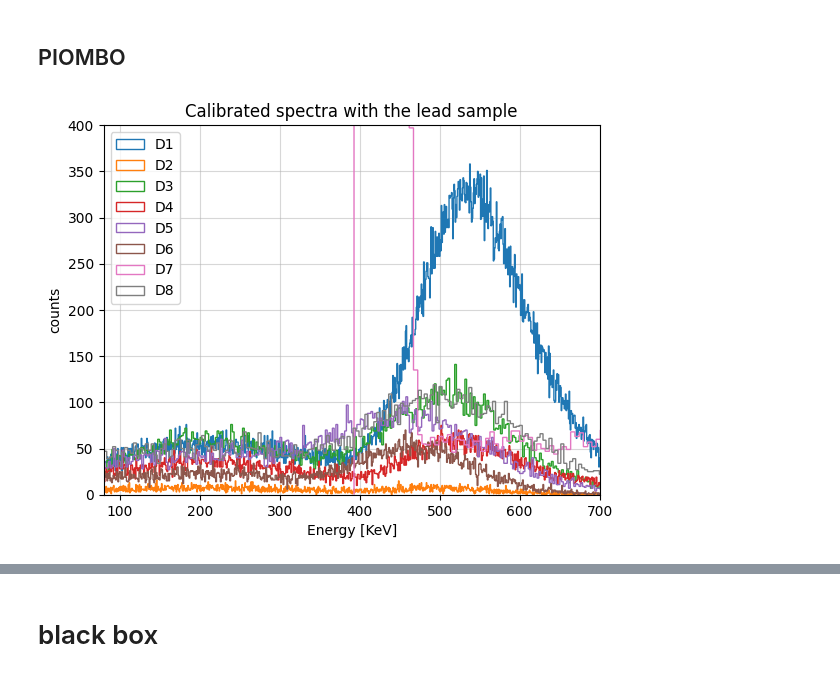
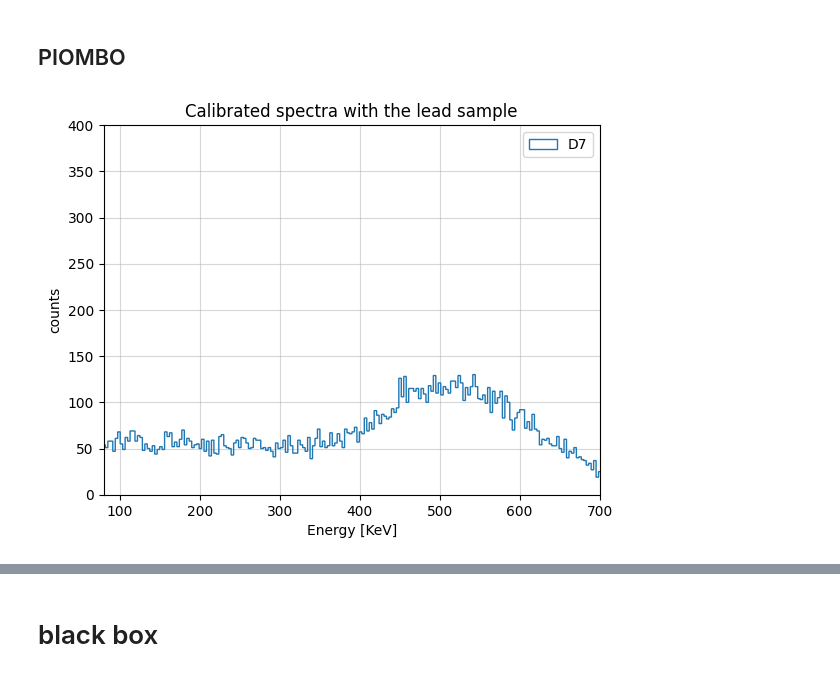
Before and after one commit to b3n3d3tt4/imaging, a Jupyter notebook: analisi.ipynb, the cells around one changed output, grey strips where cells are left out. Drawn from its saved outputs; the diff is of its cells as text; code cells hidden in the pictures.

```diff
--- a/analisi.ipynb
+++ b/analisi.ipynb
@@ -94,9 +94,9 @@ print('Secondo picco')
 d6norm2 = bbb.normal(d6, xmin=1100, xmax=1450, x1=0, x2=3000, b=int(d6.max()), n=k)
 print('______________________________________________________________________________________________________________')
 print('D7 \nPrimo picco')
-d7norm1 = bbb.normal(d7, xmin=20, xmax=26, x1=0, x2=200, b=int(d7.max()), n=k)
+d7norm1 = bbb.normal(d7, xmin=140, xmax=200, x1=200, x2=300, b=int(d7.max()), n=k)
 print('Secondo picco')
-d7norm2 = bbb.normal(d7, xmin=140, xmax=200, x1=200, x2=800, b=int(d7.max()), n=k)
+d7norm2 = bbb.normal(d7, xmin=400, xmax=550, x1=350, x2=700, b=int(d7.max()), n=k, plot=True)
 print('______________________________________________________________________________________________________________')
 print('D8 \nPrimo picco')
 d8norm1 = bbb.normal(d8, xmin=110, xmax=200, x1=50, x2=250, b=int(d8.max()), n=k)
@@ -147,10 +169,9 @@ xD6 = np.array([d6norm1[0][1], d6norm2[0][1]])
 sxD6 = np.array([d6norm1[1][1], d6norm2[1][1],])
 calibrazioneD6 = bbb.linear_regression(xD6, y_calib, sx=sxD6, sy = None, xlabel='ADC channels', ylabel='Energy [KeV]', titolo='Calibration fit D6')
 print('__________________________________________________________________________________________________________')
-y_calib_7 = np.array([])
 xD7 = np.array([d7norm1[0][1], d7norm2[0][1]])
 sxD7 = np.array([d7norm1[1][1], d7norm2[1][1],])
-calibrazioneD7 = bbb.linear_regression(xD7, y_calib, sx=sxD7, sy = None, xlabel='ADC channels', ylabel='Energy [KeV]', titolo='Calibration fit D7', plot='yes')
+calibrazioneD7 = bbb.linear_regression(xD7, y_calib, sx=sxD7, sy = None, xlabel='ADC channels', ylabel='Energy [KeV]', titolo='Calibration fit D7', plot=True)
 print('__________________________________________________________________________________________________________')
 xD8 = np.array([d8norm1[0][1], d8norm2[0][1]])
 sxD8 = np.array([d8norm1[1][1], d8norm2[1][1],])
@@ -347,24 +380,24 @@ pb_d8 = np.asarray(piombo_d8['Data_R;1']['Energy'].array())
 pb_d8_calib = pb_d8 * calibrazioneD8[0] + calibrazioneD8[1]
 pb_d8_def = pb_d8_calib[pb_d8_calib != 0]
 # %%
-plt.hist(pb_d1_def, bins=int(pb_d1.max()), histtype='step', label='D1')
-plt.hist(pb_d2_def, bins=int(pb_d2.max()), histtype='step', label='D2')
-plt.hist(pb_d3_def, bins=int(pb_d3.max()), histtype='step', label='D3')
-plt.hist(pb_d4_def, bins=int(pb_d4.max()), histtype='step', label='D4')
-plt.hist(pb_d5_def, bins=int(pb_d5.max()), histtype='step', label='D5')
-plt.hist(pb_d6_def, bins=int(pb_d6.max()), histtype='step', label='D6')
+# plt.hist(pb_d1_def, bins=int(pb_d1.max()), histtype='step', label='D1')
+# plt.hist(pb_d2_def, bins=int(pb_d2.max()), histtype='step', label='D2')
+# plt.hist(pb_d3_def, bins=int(pb_d3.max()), histtype='step', label='D3')
+# plt.hist(pb_d4_def, bins=int(pb_d4.max()), histtype='step', label='D4')
+# plt.hist(pb_d5_def, bins=int(pb_d5.max()), histtype='step', label='D5')
+# plt.hist(pb_d6_def, bins=int(pb_d6.max()), histtype='step', label='D6')
 plt.hist(pb_d7_def, bins=int(pb_d7.max()), histtype='step', label='D7')
-plt.hist(pb_d8_def, bins=int(pb_d8.max()), histtype='step', label='D8')
+# plt.hist(pb_d8_def, bins=int(pb_d8.max()), histtype='step', label='D8')
 plt.title(r'Calibrated spectra with the lead sample')
 plt.xlabel('Energy [KeV]')
 plt.ylabel('counts')
 plt.ylim(0, 400)
 plt.xlim(80, 700)
 plt.grid(alpha=0.5)
 plt.legend()
 plt.show()
 # %% [output]
-[figure, old version]
+[figure, new version]
 # %%
 fit_pb_d1 = bbb.normal(pb_d1_def, xmin=400, xmax=670, x1=0, x2=1000, b=int(pb_d1_def.max()/10), n=k)
 fit_pb_d2 = bbb.normal(pb_d2_def, xmin=380, xmax=600, x1=0, x2=1000, b=int(pb_d2_def.max()/10), n=k)
```
Also changed, not shown: parts of 15 cells of this notebook.
